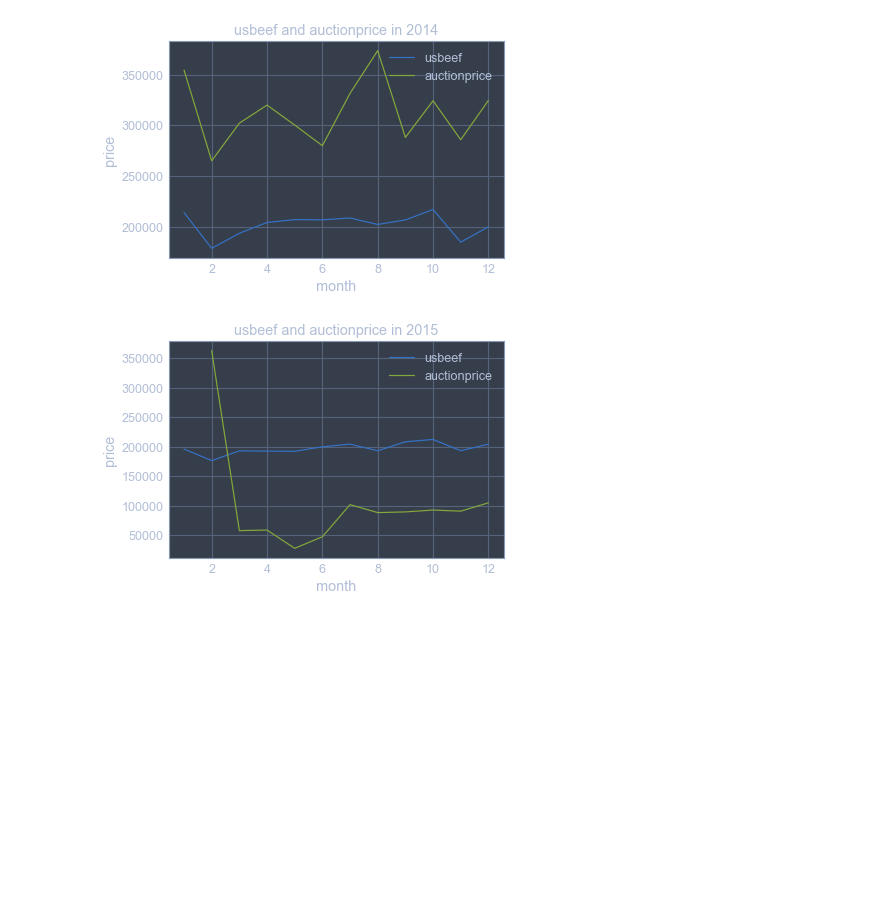
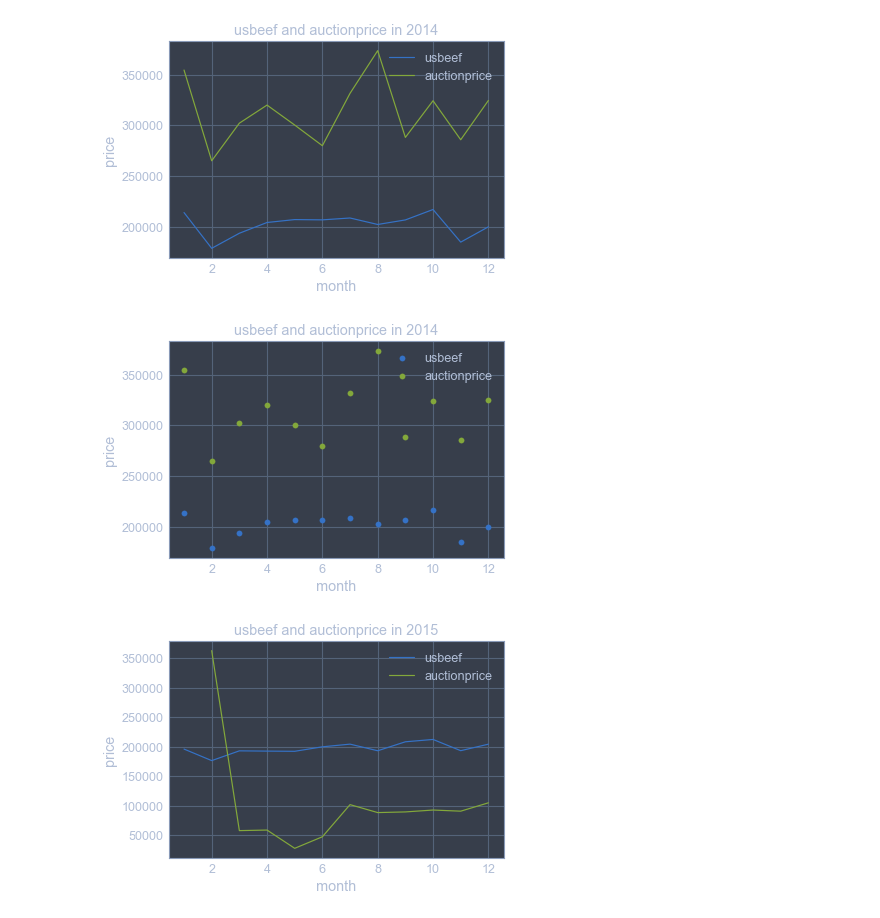
Before and after one commit to DSC-SCH/livestock-solution-project, a Jupyter notebook: usbeefproduction_EDA.ipynb, the cells around one changed output. Saved outputs shown, nothing was run; the diff lists cells and outputs as text; code cells hidden in the pictures; blank space fills up the shorter version.

```diff
--- a/usbeefproduction_EDA.ipynb
+++ b/usbeefproduction_EDA.ipynb
@@ -610,3 +625,15 @@ plt.show()
+# %%
+#2014년
+plt.scatter(usbeef2014['month'],usbeef2014['price'],label="usbeef")
+plt.scatter(ymd2014['month'],ymd2014['aversum'],label="auctionprice")
+
+plt.title("usbeef and auctionprice in 2014")
+plt.xlabel('month')
+plt.ylabel('price')
+plt.legend()
+plt.show()
+# %% [output]
+[figure, added]
 # %%
 #2015년
 plt.plot(usbeef2015['month'],usbeef2015['price'],label="usbeef")
```
Also changed, not shown: parts of 31 cells of this notebook, 2 other files.
